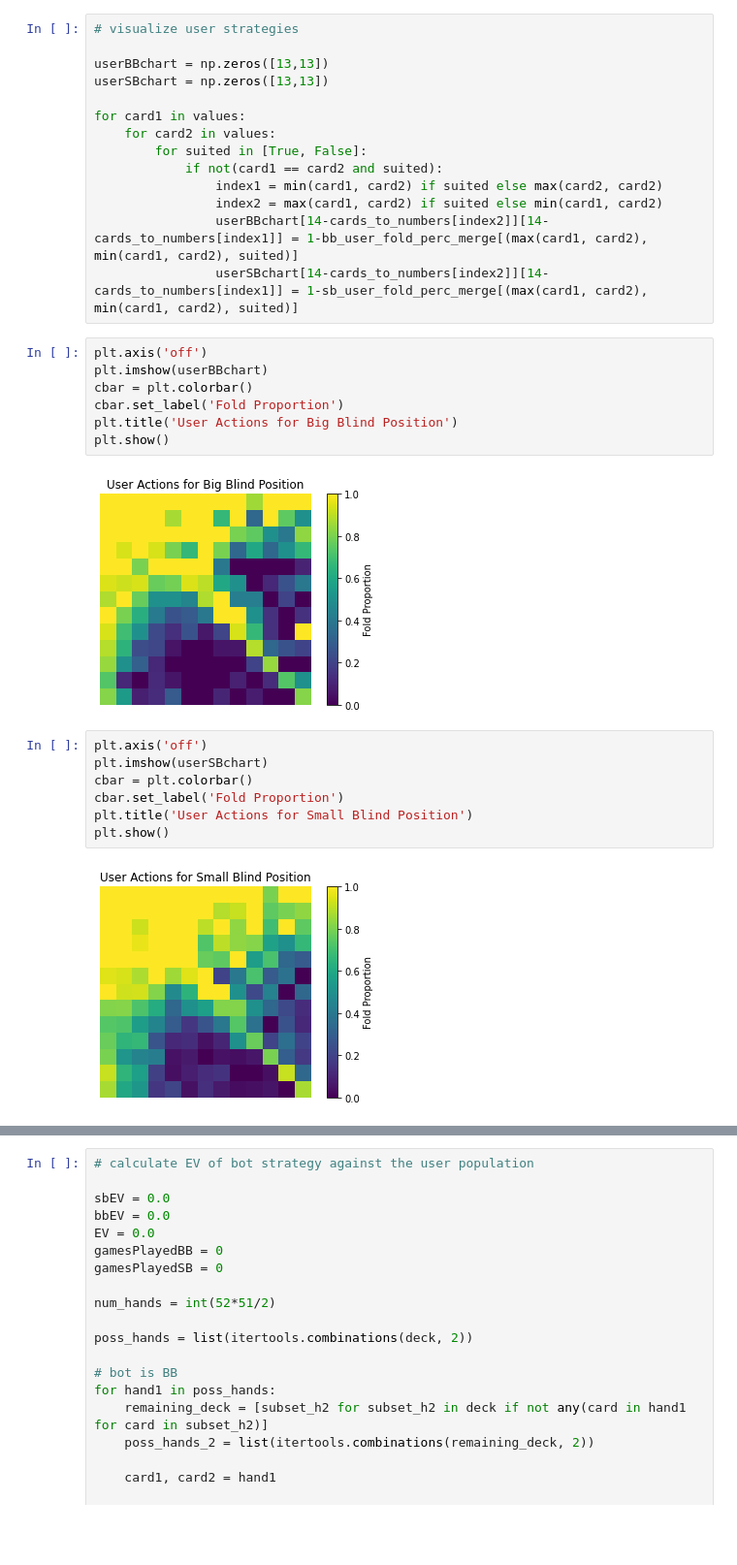
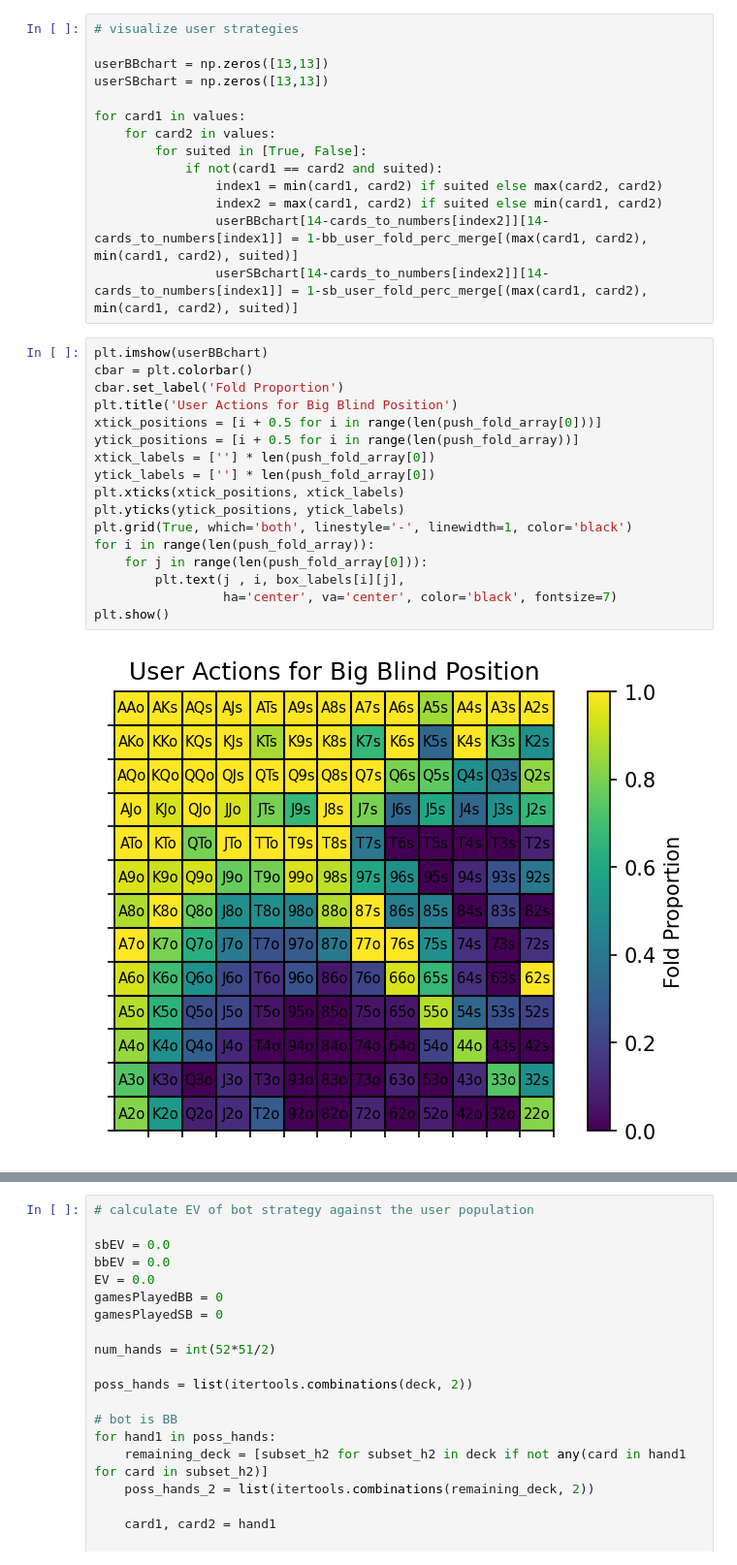
Before and after one commit to nrlopez03/CFR-Poker, a Jupyter notebook: CFR.ipynb, the cells around one changed output, grey strips where cells are left out. Shown at 97% size. Drawn from its saved outputs; the diff is of its cells as text; blank space fills up the shorter version.

```diff
--- a/CFR.ipynb
+++ b/CFR.ipynb
@@ -927,21 +960,22 @@ for card1 in values:
                 index2 = max(card1, card2) if suited else min(card1, card2)
                 userBBchart[14-cards_to_numbers[index2]][14-cards_to_numbers[index1]] = 1-bb_user_fold_perc_merge[(max(card1, card2), min(card1, card2), suited)]
                 userSBchart[14-cards_to_numbers[index2]][14-cards_to_numbers[index1]] = 1-sb_user_fold_perc_merge[(max(card1, card2), min(card1, card2), suited)]
-# %%
-plt.axis('off')
-plt.imshow(userBBchart)
-cbar = plt.colorbar()
-cbar.set_label('Fold Proportion')
-plt.title('User Actions for Big Blind Position')
-plt.show()
-# %% [output]
-[figure, removed]
-# %%
-plt.axis('off')
-plt.imshow(userSBchart)
-cbar = plt.colorbar()
-cbar.set_label('Fold Proportion')
-plt.title('User Actions for Small Blind Position')
-plt.show()
-# %% [output]
-[figure, removed]
+# %%
+plt.imshow(userBBchart)
+cbar = plt.colorbar()
+cbar.set_label('Fold Proportion')
+plt.title('User Actions for Big Blind Position')
+xtick_positions = [i + 0.5 for i in range(len(push_fold_array[0]))]
+ytick_positions = [i + 0.5 for i in range(len(push_fold_array))]
+xtick_labels = [''] * len(push_fold_array[0])
+ytick_labels = [''] * len(push_fold_array[0])
+plt.xticks(xtick_positions, xtick_labels)
+plt.yticks(ytick_positions, ytick_labels)
+plt.grid(True, which='both', linestyle='-', linewidth=1, color='black')
+for i in range(len(push_fold_array)):
+    for j in range(len(push_fold_array[0])):
+        plt.text(j , i, box_labels[i][j],
+                 ha='center', va='center', color='black', fontsize=7)
+plt.show()
+# %% [output]
+[figure, added]
```
Also changed, not shown: parts of 7 cells of this notebook, 2 other files.
